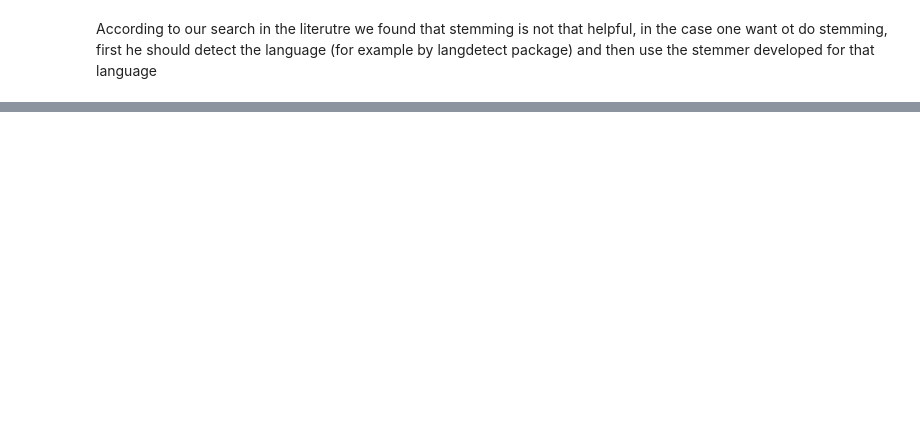
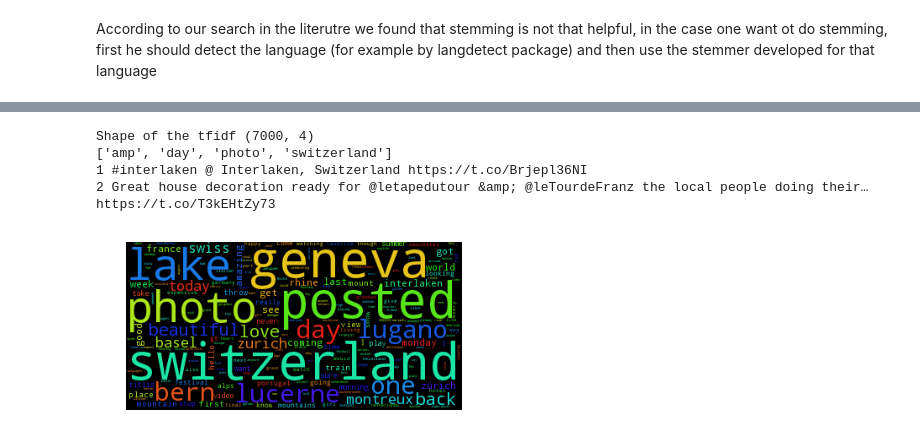
Before and after one commit to sorooshafiee/ADA-SAF-Project, a Jupyter notebook: Event_detection2.ipynb, the cells around one changed output, grey strips where cells are left out. Cells and saved outputs as stored; diff of their text form; code cells hidden in the pictures; blank space fills up the shorter version.

```diff
--- a/Event_detection2.ipynb
+++ b/Event_detection2.ipynb
@@ -365,0 +205,14 @@ pandas.core.series.Series
+# %%
+# This part of the data corresponds to the
+df_temp = df.iloc[485000:492000].copy()
+df_temp.reset_index(drop=True,inplace=True)
+df_temp= clusterer(df_temp)
+# %% [output]
+Shape of the tfidf (7000, 4)
+['amp', 'day', 'photo', 'switzerland']
+1 #interlaken @ Interlaken, Switzerland https://t.co/Brjepl36NI
+2 Great house decoration ready for @letapedutour &amp; @leTourdeFranz the local people doing their… https://t.co/T3kEHtZy73
+# %%
+wordcloud_plotter(df_temp,1)
+# %% [output]
+[figure, added]
```
Also changed, not shown: parts of 60 cells of this notebook, 1 other file.
